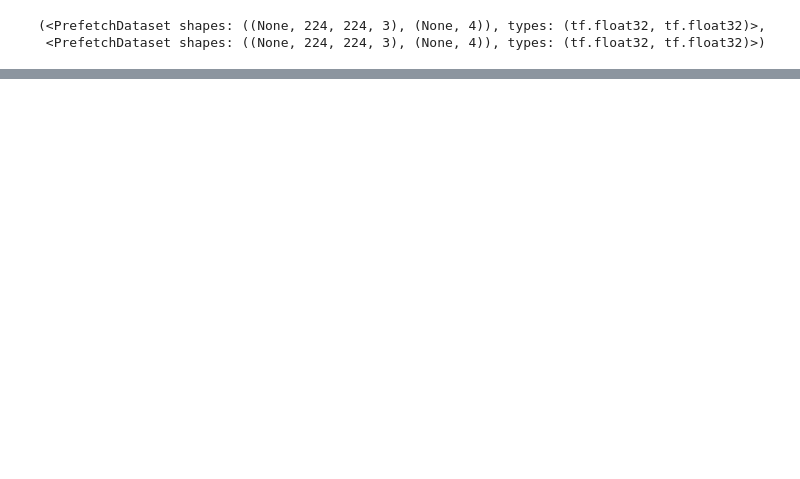
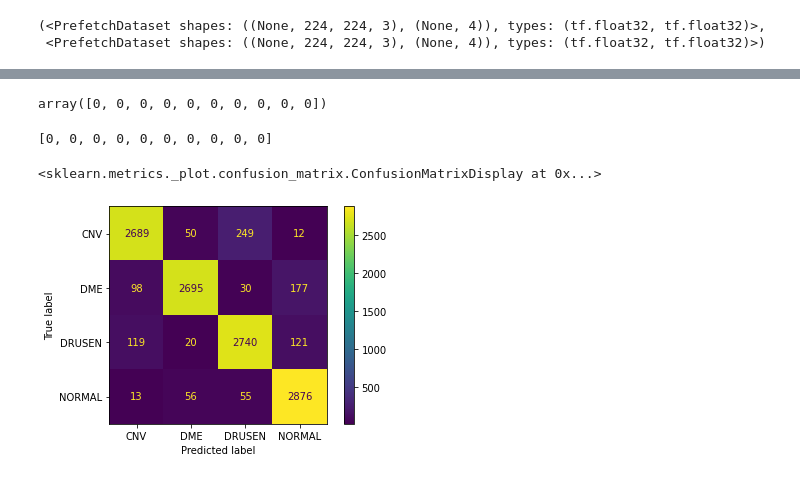
Before and after one commit to lakshminarayana9565/vftvk-Simple-Interest-Calculator, a Jupyter notebook: final-classification-using-vgg16.ipynb, the cells around one changed output, grey strips where cells are left out. Drawn from its saved outputs; the diff is of its cells as text; code cells hidden in the pictures; blank space fills up the shorter version.

```diff
--- a/final-classification-using-vgg16.ipynb
+++ b/final-classification-using-vgg16.ipynb
@@ -326,0 +389,3 @@ plt.show()
+# %%
+pred_probs = model.predict(test_data, verbose=1)
+pred_probs[0], pred_probs[0].argmax
@@ -326,0 +397,20 @@ plt.show()
+# %%
+pred_classes = pred_probs.argmax(axis=1)
+pred_classes[:10]
+# %% [output]
+array([0, 0, 0, 0, 0, 0, 0, 0, 0, 0])
+# %%
+y_labels = []
+for images, labels in test_data.unbatch(): # unbatch the test data and get images and labels
+    y_labels.append(labels.numpy().argmax()) # append the index which has the largest value (labels are one-hot)
+y_labels[:10] # check what they look like (unshuffled)
+# %% [output]
+[0, 0, 0, 0, 0, 0, 0, 0, 0, 0]
+# %%
+from sklearn.metrics import confusion_matrix, ConfusionMatrixDisplay
+cm = confusion_matrix(y_labels, pred_classes, labels = [0, 1, 2, 3])
+disp = ConfusionMatrixDisplay(confusion_matrix=cm, display_labels = train_data.class_names)
+disp.plot()
+# %% [output]
+<sklearn.metrics._plot.confusion_matrix.ConfusionMatrixDisplay at 0x...>
+[figure, added]
```
Also changed, not shown: parts of 26 cells of this notebook.
